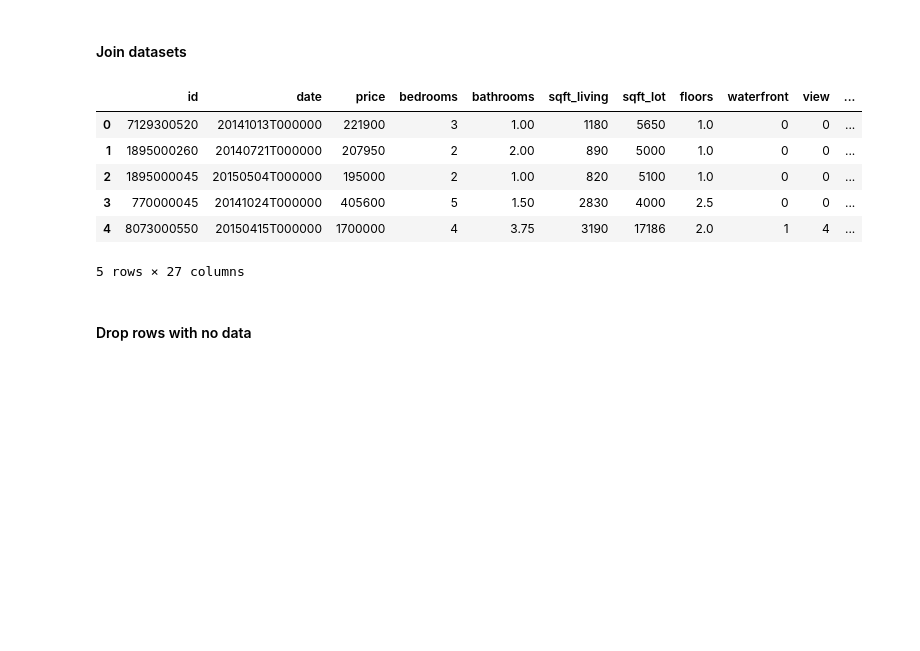
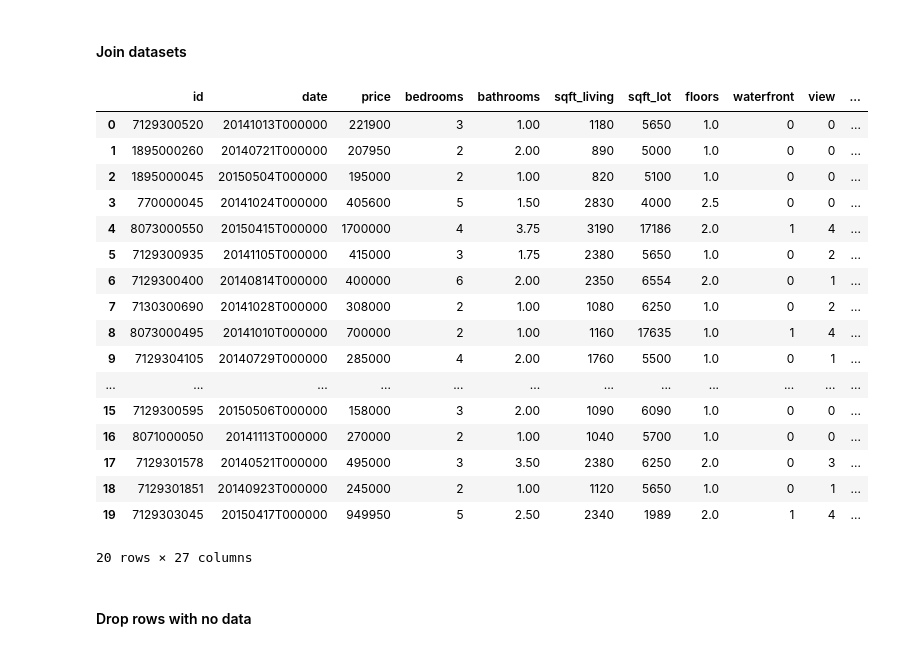
Before and after one commit to MaxParry/DreamTeam, a Jupyter notebook: join_yelp_data_coffee.ipynb, the cells around one changed output. Drawn from its saved outputs; the diff is of its cells as text; code cells hidden in the pictures; blank space fills up the shorter version.

```diff
--- a/join_yelp_data_coffee.ipynb
+++ b/join_yelp_data_coffee.ipynb
@@ -39,15 +39,26 @@ coffee_ratings.head()
 #### Join datasets
 # %%
 df = pd.merge(joinable_raw_data, coffee_ratings, on='lat+long_group')
-df.head()
+df.head(20)
 # %% [output]
 |  | id | date | price | bedrooms | bathrooms | sqft_living | sqft_lot | floors | waterfront | view | ... |
 | 0 | 7129300520 | 20141013T000000 | 221900 | 3 | 1.00 | 1180 | 5650 | 1.0 | 0 | 0 | ... |
 | 1 | 1895000260 | 20140721T000000 | 207950 | 2 | 2.00 | 890 | 5000 | 1.0 | 0 | 0 | ... |
 | 2 | 1895000045 | 20150504T000000 | 195000 | 2 | 1.00 | 820 | 5100 | 1.0 | 0 | 0 | ... |
 | 3 | 770000045 | 20141024T000000 | 405600 | 5 | 1.50 | 2830 | 4000 | 2.5 | 0 | 0 | ... |
 | 4 | 8073000550 | 20150415T000000 | 1700000 | 4 | 3.75 | 3190 | 17186 | 2.0 | 1 | 4 | ... |
+| 5 | 7129300935 | 20141105T000000 | 415000 | 3 | 1.75 | 2380 | 5650 | 1.0 | 0 | 2 | ... |
+| 6 | 7129300400 | 20140814T000000 | 400000 | 6 | 2.00 | 2350 | 6554 | 2.0 | 0 | 1 | ... |
+| 7 | 7130300690 | 20141028T000000 | 308000 | 2 | 1.00 | 1080 | 6250 | 1.0 | 0 | 2 | ... |
+| 8 | 8073000495 | 20141010T000000 | 700000 | 2 | 1.00 | 1160 | 17635 | 1.0 | 1 | 4 | ... |
+| 9 | 7129304105 | 20140729T000000 | 285000 | 4 | 2.00 | 1760 | 5500 | 1.0 | 0 | 1 | ... |
+| ... | ... | ... | ... | ... | ... | ... | ... | ... | ... | ... | ... |
+| 15 | 7129300595 | 20150506T000000 | 158000 | 3 | 2.00 | 1090 | 6090 | 1.0 | 0 | 0 | ... |
+| 16 | 8071000050 | 20141113T000000 | 270000 | 2 | 1.00 | 1040 | 5700 | 1.0 | 0 | 0 | ... |
+| 17 | 7129301578 | 20140521T000000 | 495000 | 3 | 3.50 | 2380 | 6250 | 2.0 | 0 | 3 | ... |
+| 18 | 7129301851 | 20140923T000000 | 245000 | 2 | 1.00 | 1120 | 5650 | 1.0 | 0 | 1 | ... |
+| 19 | 7129303045 | 20150417T000000 | 949950 | 5 | 2.50 | 2340 | 1989 | 2.0 | 1 | 4 | ... |
-5 rows × 27 columns
+20 rows × 27 columns
 # %% [markdown]
 #### Drop rows with no data
 # %%
```
Also changed, not shown: 4 other files.
